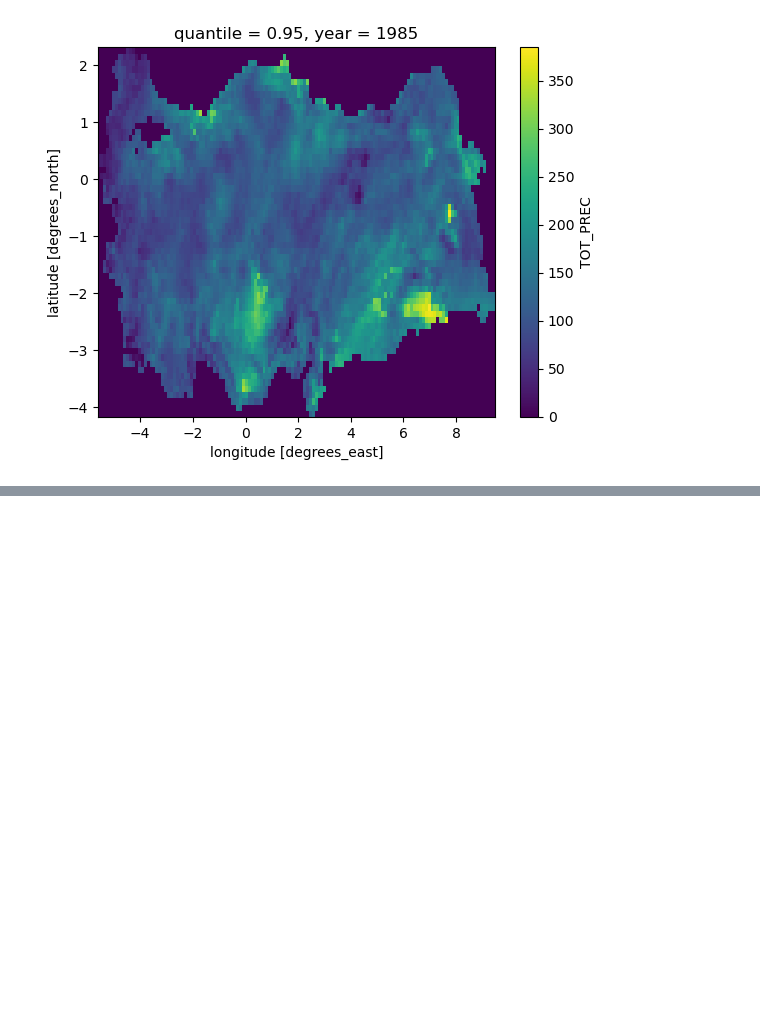
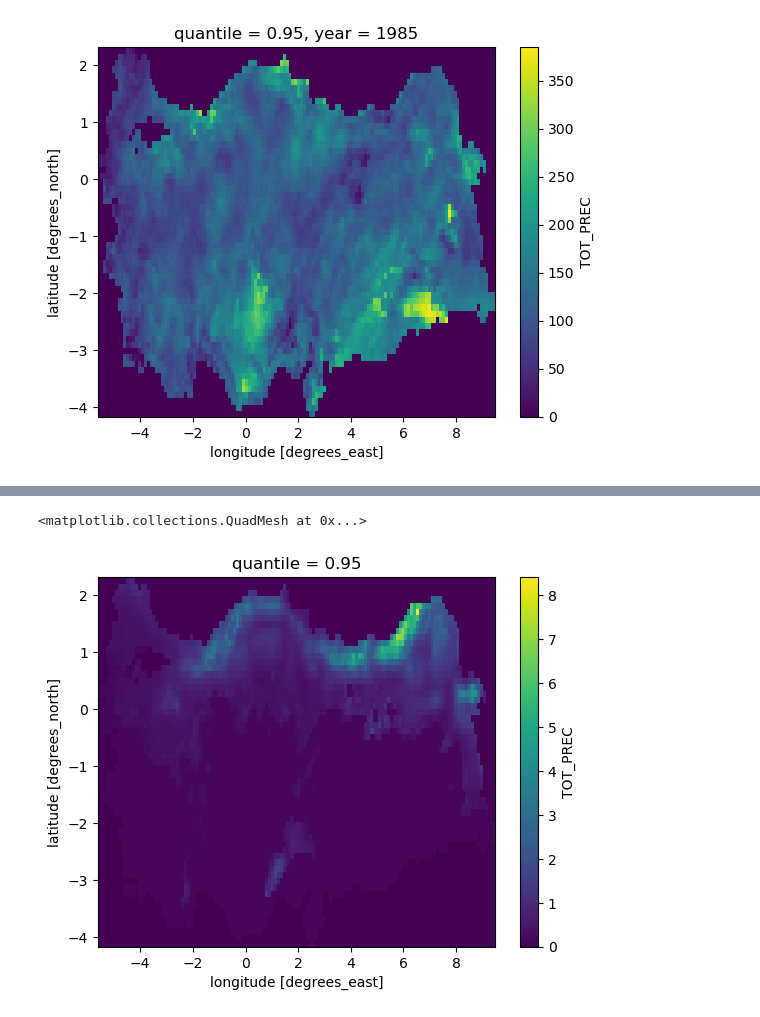
Before and after one commit to donmezkutay/msc-thesis-codes, a Jupyter notebook: BC_calculate_extreme_indices.ipynb, the cells around one changed output, grey strips where cells are left out. Drawn from its saved outputs; the diff is of its cells as text; code cells hidden in the pictures; blank space fills up the shorter version.

```diff
--- a/BC_calculate_extreme_indices.ipynb
+++ b/BC_calculate_extreme_indices.ipynb
@@ -166,0 +228,5 @@ dt_cosmo_above.to_netcdf(fr"{path_save}/cosmo/BC/BC_{bias_algo}_Tr011_MPI_RF_PR_
+# %%
+dt_q.plot()
+# %% [output]
+<matplotlib.collections.QuadMesh at 0x...>
+[figure, added]
```
Also changed, not shown: parts of 28 cells of this notebook.
